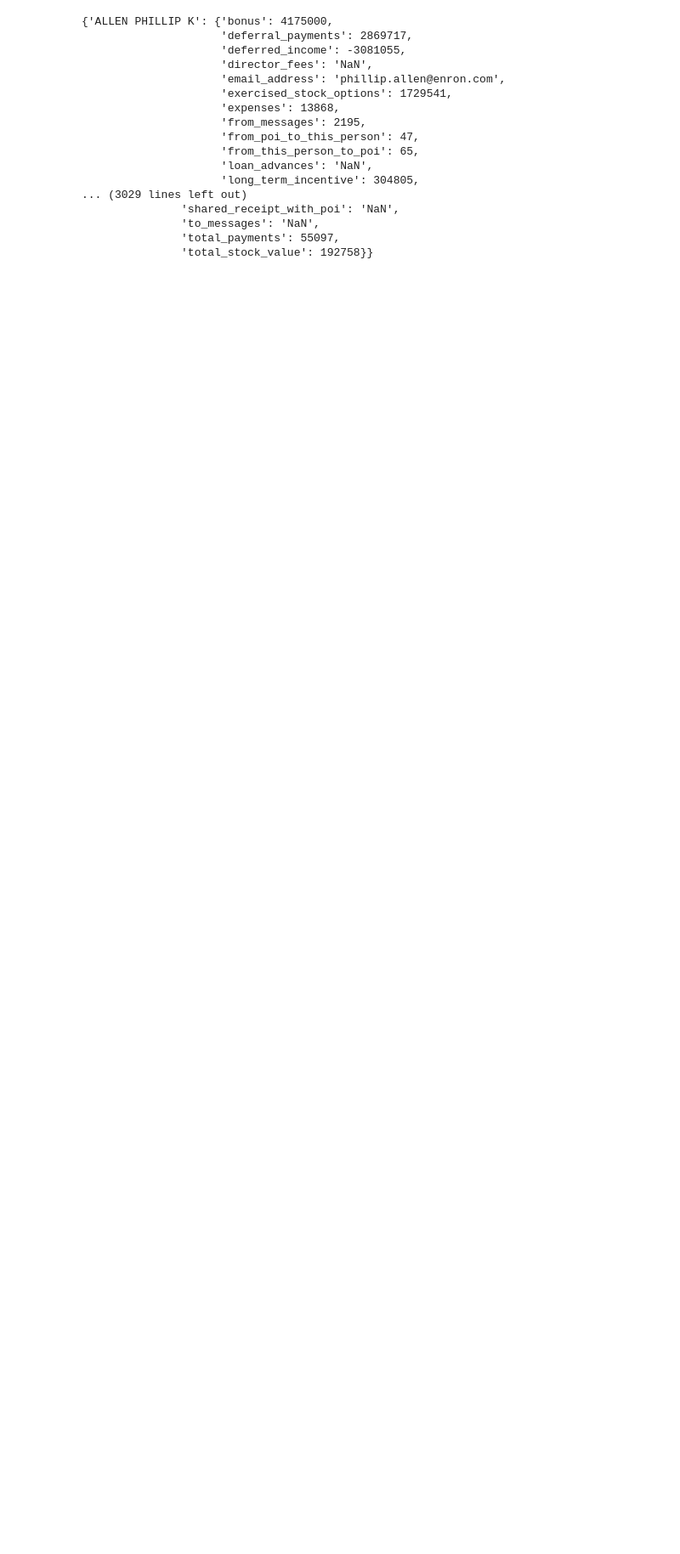
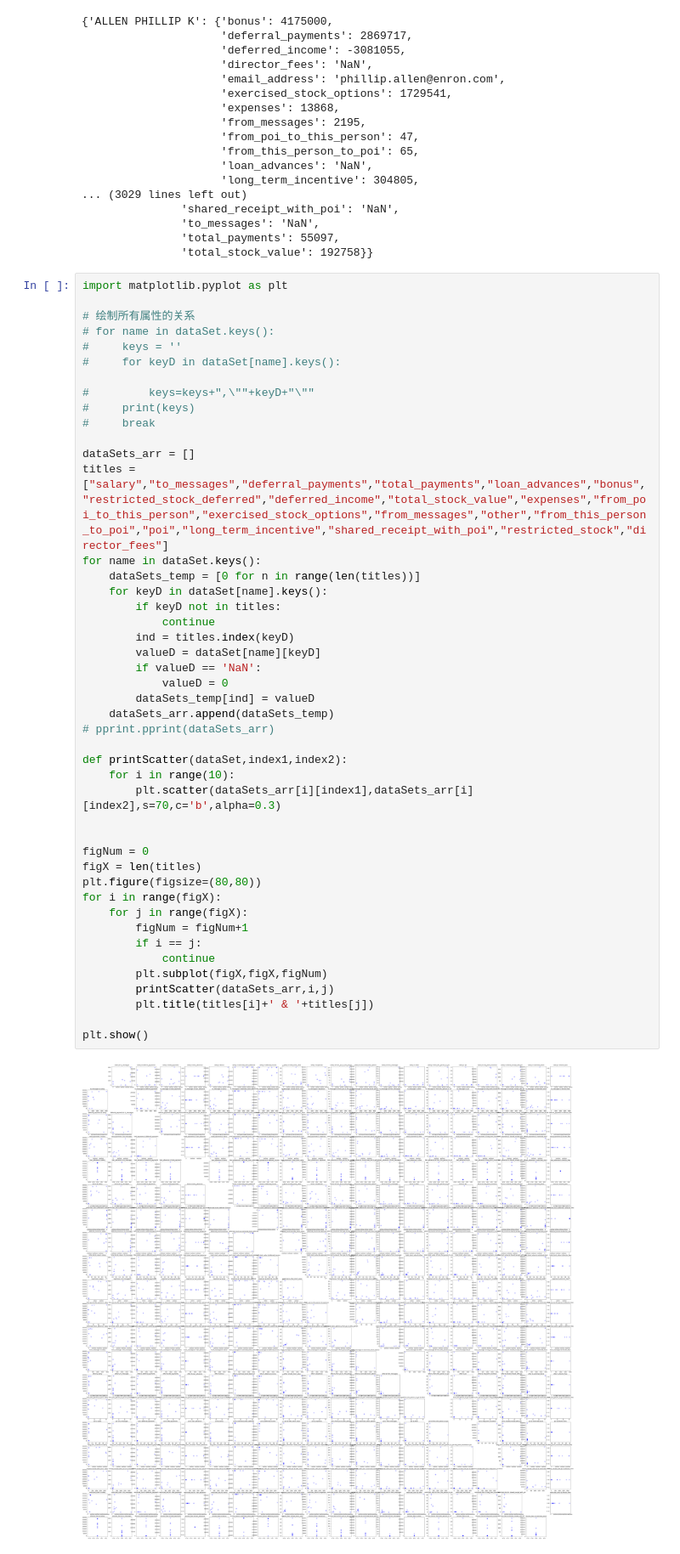
Before and after one commit to china10s/PBFMachineLearning, a Jupyter notebook: cluster/kmeans.ipynb, the cells around one changed output. Shown at 85% size. Cells and saved outputs as stored; diff of their text form; blank space fills up the shorter version.

```diff
--- a/cluster/kmeans.ipynb
+++ b/cluster/kmeans.ipynb
@@ -25,6 +25,53 @@ pkl_dataSet.close()
                'to_messages': 'NaN',
                'total_payments': 55097,
                'total_stock_value': 192758}}
+# %%
+import matplotlib.pyplot as plt
+
+# 绘制所有属性的关系
+# for name in dataSet.keys():
+#     keys = ''
+#     for keyD in dataSet[name].keys():
+
+#         keys=keys+",\""+keyD+"\""
+#     print(keys)
+#     break
+
+dataSets_arr = []
+titles = ["salary","to_messages","deferral_payments","total_payments","loan_advances","bonus","restricted_stock_deferred","deferred_income","total_stock_value","expenses","from_poi_to_this_person","exercised_stock_options","from_messages","other","from_this_person_to_poi","poi","long_term_incentive","shared_receipt_with_poi","restricted_stock","director_fees"]
+for name in dataSet.keys():
+    dataSets_temp = [0 for n in range(len(titles))]
+    for keyD in dataSet[name].keys():
+        if keyD not in titles:
+            continue
+        ind = titles.index(keyD)
+        valueD = dataSet[name][keyD]
+        if valueD == 'NaN':
+            valueD = 0
+        dataSets_temp[ind] = valueD
+    dataSets_arr.append(dataSets_temp)
+# pprint.pprint(dataSets_arr)
+
+def printScatter(dataSet,index1,index2):
+    for i in range(10):
+        plt.scatter(dataSets_arr[i][index1],dataSets_arr[i][index2],s=70,c='b',alpha=0.3)
+
+
+figNum = 0
+figX = len(titles)
+plt.figure(figsize=(80,80))
+for i in range(figX):
+    for j in range(figX):
+        figNum = figNum+1
+        if i == j:
+            continue
+        plt.subplot(figX,figX,figNum)
+        printScatter(dataSets_arr,i,j)
+        plt.title(titles[i]+' & '+titles[j])
+
+plt.show()
+# %% [output]
+[figure, added]
 # %%
 features = [] # 挑选出两个属性：“salary”、“exercised_stock_options”
 traget = [] # 类别：“poi”
```
Also changed, not shown: parts of 3 cells of this notebook, 1 other file.
